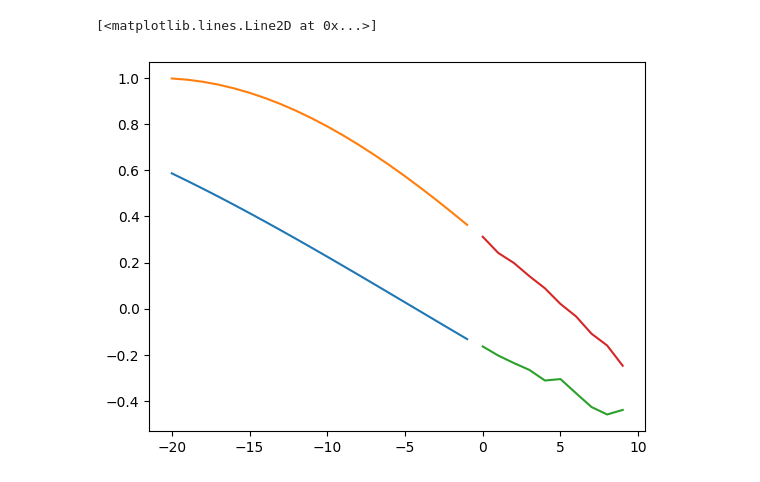
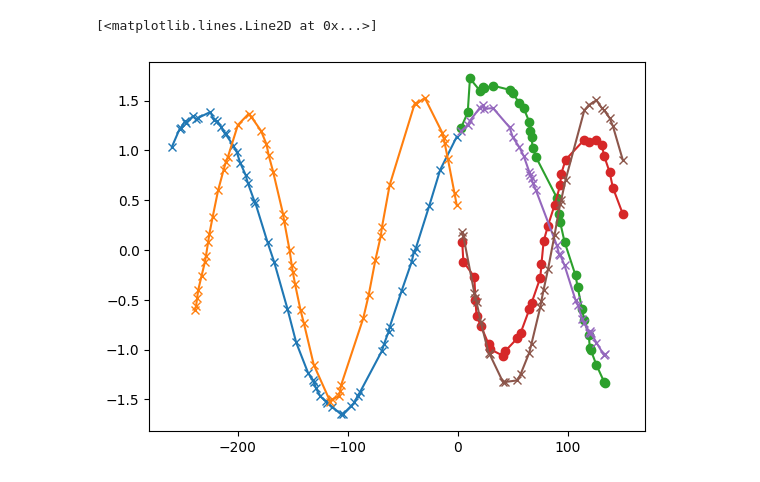
Before and after one commit to EdvardJSHolen/Final-Year-Project, a Jupyter notebook: TimeFusion/random_walk_example.ipynb, the cells around one changed output. Drawn from its saved outputs; the diff is of its cells as text; code cells hidden in the pictures.

```diff
--- a/TimeFusion/random_walk_example.ipynb
+++ b/TimeFusion/random_walk_example.ipynb
@@ -57,0 +58,11 @@ plt.grid(True)
+# %%
+# Detrend data by subtracting running mean and dividing by running variance
+#data - data.rolling(200).mean()
+data -= data.rolling(100,min_periods=30).mean()
+data /= data.rolling(200,min_periods=60).std()
+
+data = data[1000:]
+
+# Replot data
+data[:100].plot(marker='x',linewidth=0)
+plt.grid(True)
@@ -59,8 +72,8 @@ plt.grid(True)
 predictor = TimeFusion(
     datapoint_dim = 3,
     time_series_dim=2,
-    context_length = 30,
-    prediction_length = 10,
+    context_length = 50,
+    prediction_length = 30,
     device = torch.device("mps"),
     diff_steps=100,
     dim_feedforward=128,
@@ -76,8 +89,8 @@ Number of trainable parameters: 1289364
 # %%
 predictor.train(
-    train_data=data[data.index <= 6000],
+    train_data=data[:int(0.1*len(data))],
     epochs=60,
-    val_data=data[data.index > 29000],
+    val_data=data[int(0.95*len(data)):],
     val_metrics= {
         "Val MAE": nn.L1Loss(),
         "Val MSE": nn.MSELoss()
@@ -105,19 +118,29 @@ predictor.train(
 # %%
-sample_index = 26000
+sample_index = 5000
+
+timestamps = []
+
+for column in data.columns:
+    timestamps.append(list(data[sample_index:][column].dropna().index[:predictor.prediction_length]))
+
+timestamps = np.array(timestamps)
 
 samples = predictor.sample(
-    data=data[data.index <= sample_index],
-    num_samples=1,
-    batch_size=32
+    data=data[:sample_index],
+    timestamps=timestamps,
+    num_samples=64,
+    batch_size=64
 )
 
-plt.plot(data[data.index <= sample_index].index[-20:] - data.index[sample_index] - 1,list(data[data.index <= sample_index][-20:]['sine1']))
-plt.plot(data[data.index <= sample_index].index[-20:] - data.index[sample_index] - 1,list(data[data.index <= sample_index][-20:]['sine2']))
-# plt.plot(samples[0,0].cpu())
-# plt.plot(samples[0,1].cpu())
-plt.plot(torch.mean(samples.cpu(),axis=0)[0])
-plt.plot(torch.mean(samples.cpu(),axis=0)[1])
+plt.plot(data[:sample_index]['sine1'].dropna().index[-predictor.context_length:] - data[:sample_index].index[-1] - 1,list(data[:sample_index]['sine1'].dropna()[-predictor.context_length:]),"-x")
+plt.plot(data[:sample_index]['sine2'].dropna().index[-predictor.context_length:] - data[:sample_index].index[-1]  - 1,list(data[:sample_index]['sine2'].dropna()[-predictor.context_length:]),"-x")
+#plt.plot(samples[0,0].cpu())
 #plt.plot(samples[0,1].cpu())
+plt.plot(timestamps[0] - data[:sample_index].index[-1],torch.mean(samples.cpu(),axis=0)[0],"-o")
+plt.plot(timestamps[1] - data[:sample_index].index[-1],torch.mean(samples.cpu(),axis=0)[1],"-o")
+
+plt.plot(timestamps[0] - data[:sample_index].index[-1],list(data[sample_index:]['sine1'].dropna()[:predictor.prediction_length]),"-x")
+plt.plot(timestamps[1] - data[:sample_index].index[-1],list(data[sample_index:]['sine2'].dropna()[:predictor.prediction_length]),"-x")
 # %% [output]
 [<matplotlib.lines.Line2D at 0x...>]
-[figure, old version]
+[figure, new version]
```
Also changed, not shown: parts of 6 cells of this notebook, 2 other files.
